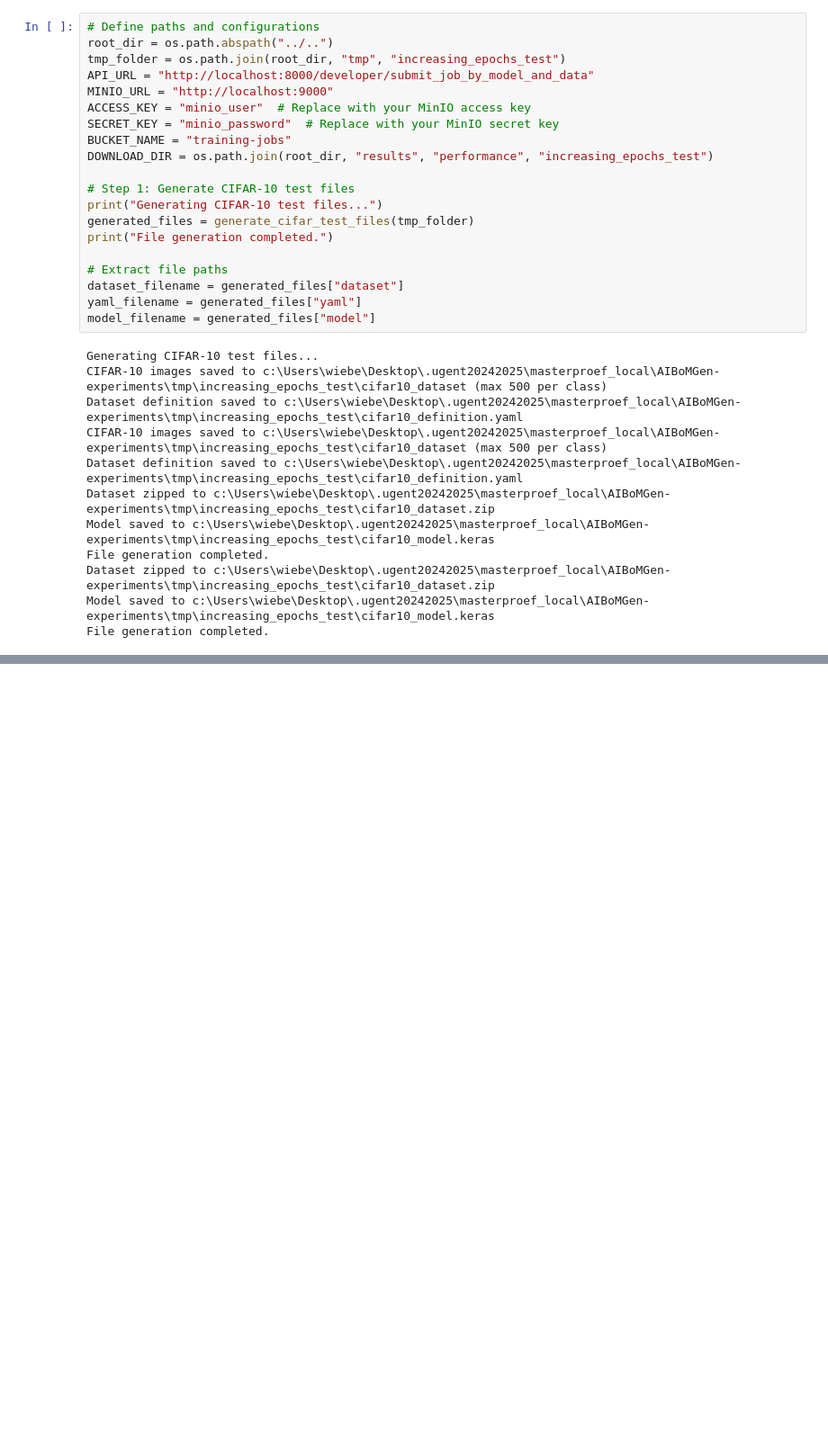
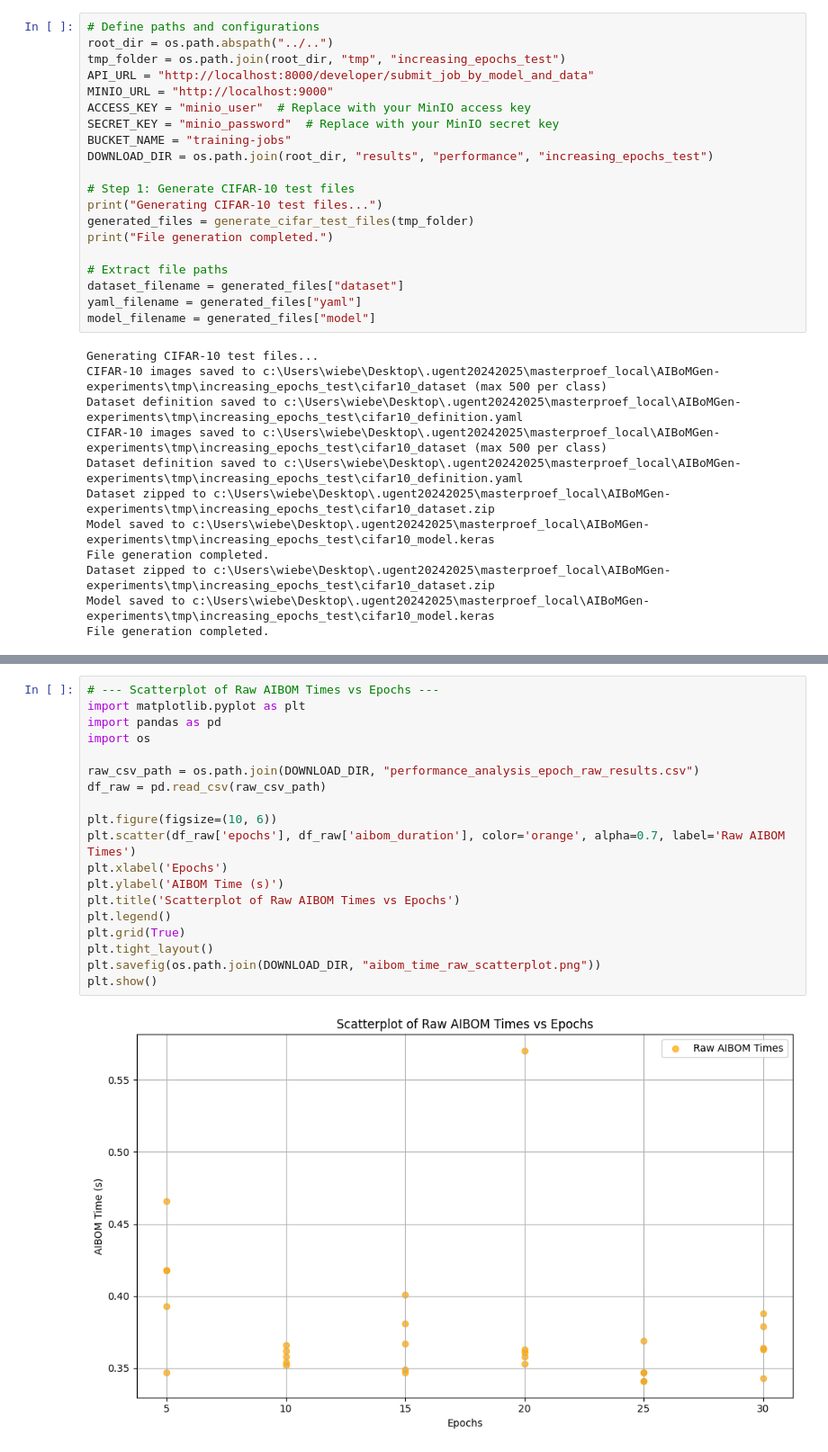
Before and after one commit to idlab-discover/AIBoMGen-experiments, a Jupyter notebook: scripts/performance/increasing_epochs_test.ipynb, the cells around one changed output, grey strips where cells are left out. Shown at 90% size. Drawn from its saved outputs; the diff is of its cells as text; blank space fills up the shorter version.

```diff
--- a/scripts/performance/increasing_epochs_test.ipynb
+++ b/scripts/performance/increasing_epochs_test.ipynb
@@ -336,3 +314,24 @@ print(summary_df)
+# %%
+# --- Scatterplot of Raw AIBOM Times vs Epochs ---
+import matplotlib.pyplot as plt
+import pandas as pd
+import os
+
+raw_csv_path = os.path.join(DOWNLOAD_DIR, "performance_analysis_epoch_raw_results.csv")
+df_raw = pd.read_csv(raw_csv_path)
+
+plt.figure(figsize=(10, 6))
+plt.scatter(df_raw['epochs'], df_raw['aibom_duration'], color='orange', alpha=0.7, label='Raw AIBOM Times')
+plt.xlabel('Epochs')
+plt.ylabel('AIBOM Time (s)')
+plt.title('Scatterplot of Raw AIBOM Times vs Epochs')
+plt.legend()
+plt.grid(True)
+plt.tight_layout()
+plt.savefig(os.path.join(DOWNLOAD_DIR, "aibom_time_raw_scatterplot.png"))
+plt.show()
+# %% [output]
+[figure, added]
 # %%
 import matplotlib.pyplot as plt
 import numpy as np
```
Also changed, not shown: parts of 7 cells of this notebook, 9 other files.
